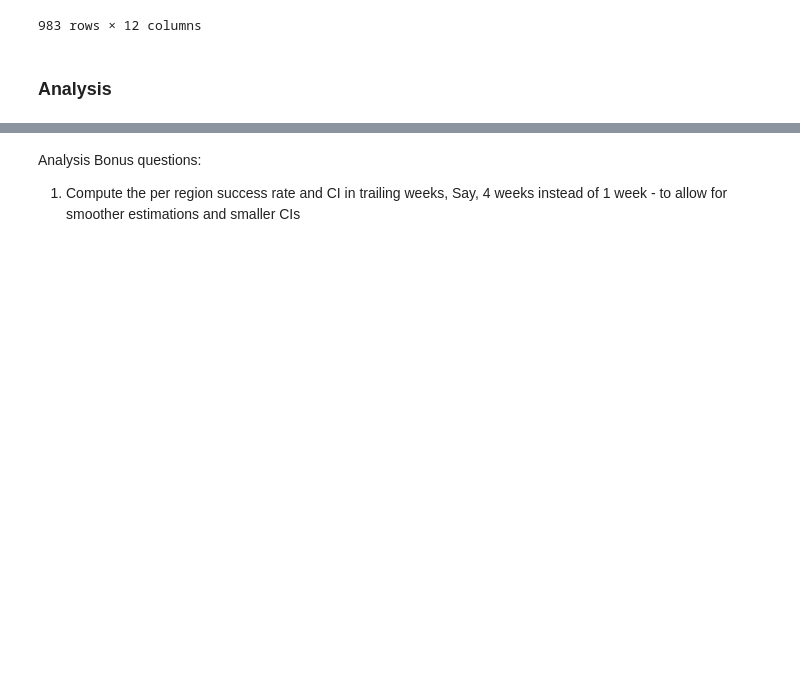
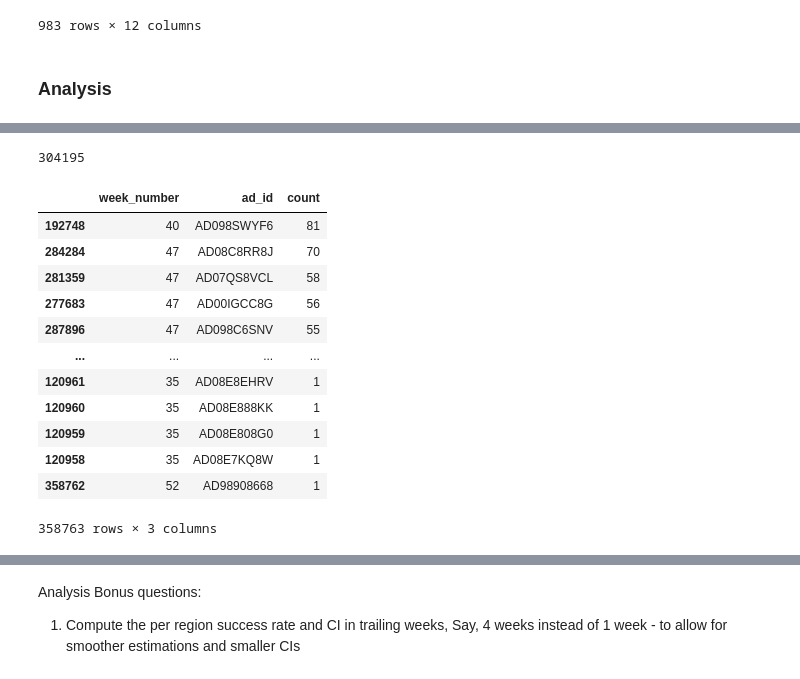
Before and after one commit to lior15/PythonDataScienceHandbook, a Jupyter notebook: Exercises/Data analysis - Final assignment Solution.ipynb, the cells around one changed output, grey strips where cells are left out. Cells and saved outputs as stored; diff of their text form; code cells hidden in the pictures; blank space fills up the shorter version.

```diff
--- a/Exercises/Data analysis - Final assignment Solution.ipynb
+++ b/Exercises/Data analysis - Final assignment Solution.ipynb
@@ -394,0 +421,22 @@ The default value of regex will change from True to False in a future version.
+# %%
+# 3. How many None values are there in is_sever column?
+ad_recs_annotated['is_sever'].isna().sum()
+# %% [output]
+304195
+# %%
+# 4. Are ads being sent more than one time in a given week? what is the ad_id that was sent the most in a given week? (e.g. ad X where sent 50 times in week Y)
+ad_recs_annotated.groupby(['week_number','ad_id'])['ad_id'].count().reset_index(name='count').sort_values('count',ascending=False)
+# %% [output]
+|  | week_number | ad_id | count |
+| 192748 | 40 | AD098SWYF6 | 81 |
+| 284284 | 47 | AD08C8RR8J | 70 |
+| 281359 | 47 | AD07QS8VCL | 58 |
+| 277683 | 47 | AD00IGCC8G | 56 |
+| 287896 | 47 | AD098C6SNV | 55 |
+| ... | ... | ... | ... |
+| 120961 | 35 | AD08E8EHRV | 1 |
+| 120960 | 35 | AD08E888KK | 1 |
+| 120959 | 35 | AD08E808G0 | 1 |
+| 120958 | 35 | AD08E7KQ8W | 1 |
+| 358762 | 52 | AD98908668 | 1 |
+358763 rows × 3 columns
```
Also changed, not shown: parts of 35 cells of this notebook.
